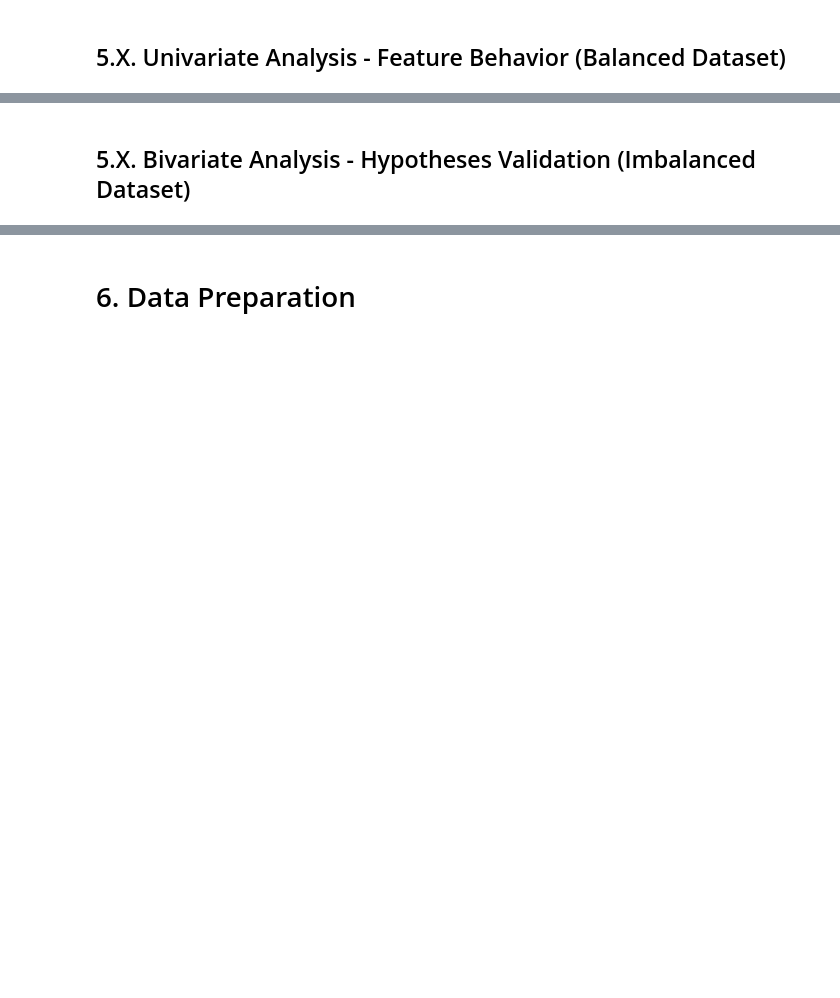
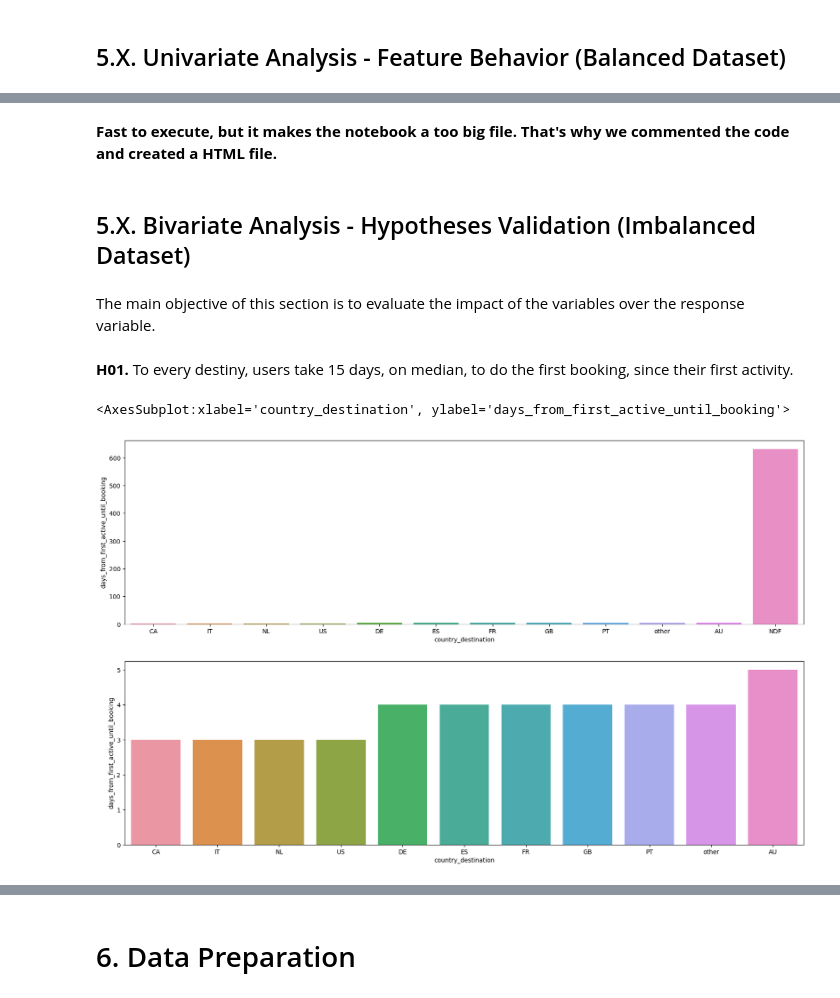
Before and after one commit to lucasquemelli/airbnb, a Jupyter notebook: airbnb.ipynb, the cells around one changed output, grey strips where cells are left out. Saved outputs shown, nothing was run; the diff lists cells and outputs as text; code cells hidden in the pictures; blank space fills up the shorter version.

```diff
--- a/airbnb.ipynb
+++ b/airbnb.ipynb
@@ -1171,2 +1162,26 @@ The high correlated variables are:
+# %% [markdown]
+**Fast to execute, but it makes the notebook a too big file. That's why we commented the code and created a HTML file.**
 # %% [markdown]
 ## 5.X. Bivariate Analysis - Hypotheses Validation (Imbalanced Dataset)
+# %% [markdown]
+The main objective of this section is to evaluate the impact of the variables over the response variable.
+# %% [markdown]
+**H01.** To every destiny, users take 15 days, on median, to do the first booking, since their first activity.
+# %%
+plt.figure(figsize=(20, 12))
+
+# all country destination
+plt.subplot(2, 1, 1)
+aux01 = df5[['days_from_first_active_until_booking', 'country_destination']].groupby('country_destination').median().reset_index()
+sns.barplot( x='country_destination', y='days_from_first_active_until_booking',
+             data=aux01.sort_values('days_from_first_active_until_booking'))
+
+# remove NDF - out of scale
+plt.subplot(2, 1, 2)
+aux02 = df5[df5['country_destination'] != 'NDF']
+aux02 = aux02[['days_from_first_active_until_booking', 'country_destination']].groupby('country_destination').median().reset_index()
+sns.barplot( x='country_destination', y='days_from_first_active_until_booking',
+             data=aux02.sort_values( 'days_from_first_active_until_booking' ))
+# %% [output]
+<AxesSubplot:xlabel='country_destination', ylabel='days_from_first_active_until_booking'>
+[figure, added]
```
Also changed, not shown: parts of 42 cells of this notebook.
